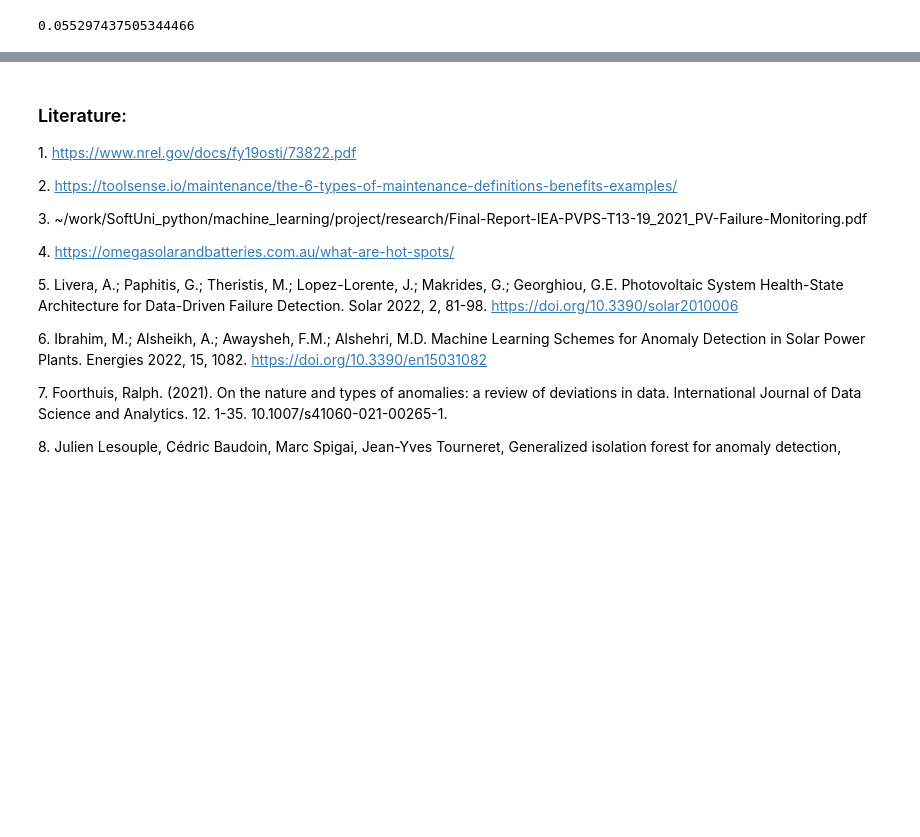
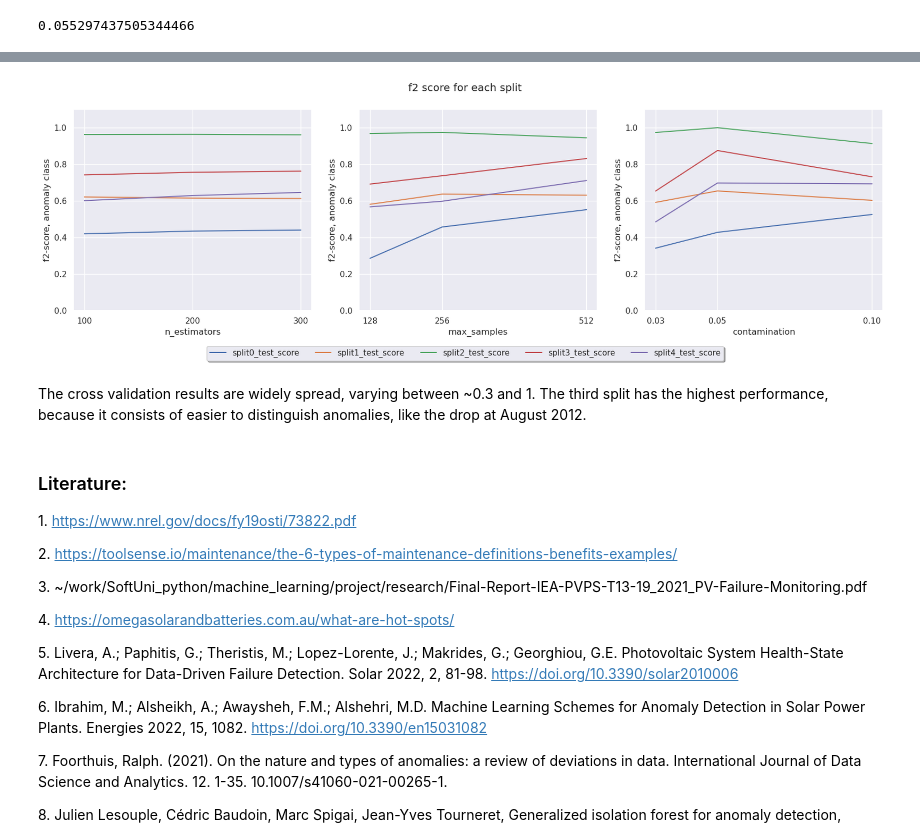
Before and after one commit to Ivelina-Z/Anomaly-detection-in-PV-system, a Jupyter notebook: Anomaly_detection_PV_system.ipynb, the cells around one changed output, grey strips where cells are left out. Drawn from its saved outputs; the diff is of its cells as text; code cells hidden in the pictures; blank space fills up the shorter version.

```diff
--- a/Anomaly_detection_PV_system.ipynb
+++ b/Anomaly_detection_PV_system.ipynb
@@ -329,0 +402,3 @@ train_data_contamination
+# %%
+with open('grid_search_result' , 'rb') as f:
+    grid_search = pickle.load(f)
@@ -330,3 +414,42 @@ train_data_contamination
+# %%
+cv_params = pd.DataFrame(grid_search.cv_results_['params'])
+
+cv_stats = pd.DataFrame([
+    grid_search.cv_results_['split0_test_score'],
+    grid_search.cv_results_['split1_test_score'],
+    grid_search.cv_results_['split2_test_score'],
+    grid_search.cv_results_['split3_test_score'],
+    grid_search.cv_results_['split4_test_score'],
+    grid_search.cv_results_['std_test_score'],
+    grid_search.cv_results_['mean_test_score']
+]).T
+
+cv_stats = cv_stats.rename(columns={
+    0: 'split0_test_score',
+    1: 'split1_test_score',
+    2: 'split2_test_score',
+    3: 'split3_test_score',
+    4: 'split4_test_score',
+    5: 'std_test_score',
+    6: 'mean_test_score'
+})
+
+cv_results = pd.concat([cv_params, cv_stats], axis=1)
+# %%
+splits = ['split0_test_score', 'split1_test_score', 'split2_test_score', 'split3_test_score', 'split4_test_score']
+# %%
+fig, (ax1, ax2, ax3) = plt.subplots(1, 3, figsize = (20, 5))
+fig.suptitle(f"f2 score for each split")
+cf.plot_cv_results(cv_results, 'n_estimators', x=splits, std=False, ax=ax1)
+cf.plot_cv_results(cv_results, 'max_samples', x=splits, std=False, ax=ax2)
+cf.plot_cv_results(cv_results, 'contamination', x=splits, std=False, ax=ax3)
+fig.legend(splits, loc='upper center', bbox_to_anchor=(0.5, -0.01),
+            fancybox=True, shadow=True, ncol=5)
+plt.show()
+# %% [output]
+[figure, added]
+# %% [markdown]
+The cross validation results are widely spread, varying between ~0.3 and 1. The third split has the highest performance, because it consists of easier to distinguish anomalies, like the drop at August 2012.
 # %% [markdown]
 ### Literature:
 <a id=1></a> 1. https://www.nrel.gov/docs/fy19osti/73822.pdf
```
Also changed, not shown: parts of 14 cells of this notebook.
